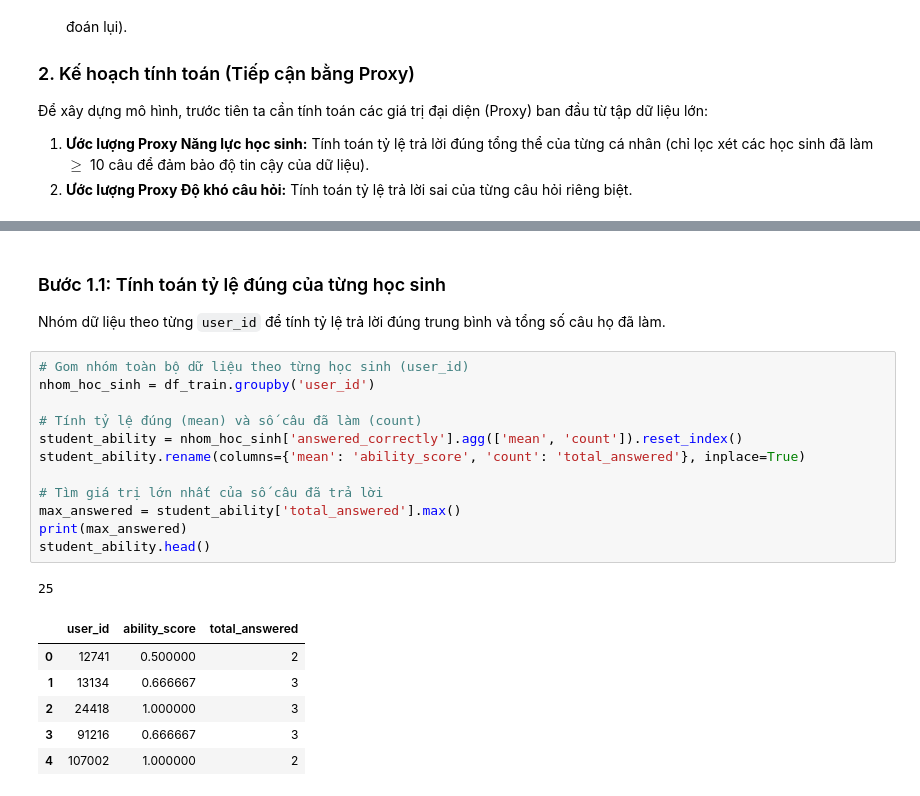
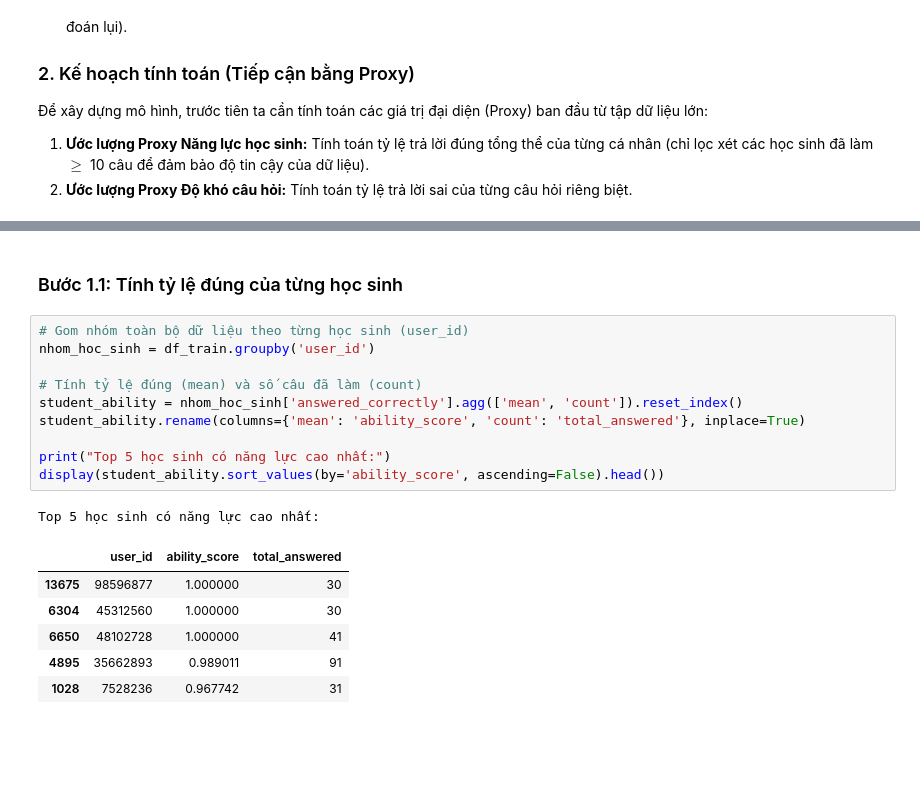
Before and after one commit to HoangThiThi199/Question_Difficulty_and_Student_Ability_Discrimination, a Jupyter notebook: IRT_Modeling.ipynb, the cells around one changed output, grey strips where cells are left out. Drawn from its saved outputs; the diff is of its cells as text; blank space fills up the shorter version.

```diff
--- a/IRT_Modeling.ipynb
+++ b/IRT_Modeling.ipynb
@@ -32,23 +32,20 @@ df_train.head()
 # %% [markdown]
-### Bước 1.1: Tính toán tỷ lệ đúng của từng học sinh
-Nhóm dữ liệu theo từng `user_id` để tính tỷ lệ trả lời đúng trung bình và tổng số câu họ đã làm.
+### Bước 1.1: Tính tỷ lệ đúng của từng học sinh
 # %%
 # Gom nhóm toàn bộ dữ liệu theo từng học sinh (user_id)
 nhom_hoc_sinh = df_train.groupby('user_id')
 
 # Tính tỷ lệ đúng (mean) và số câu đã làm (count)
 student_ability = nhom_hoc_sinh['answered_correctly'].agg(['mean', 'count']).reset_index()
 student_ability.rename(columns={'mean': 'ability_score', 'count': 'total_answered'}, inplace=True)
 
-# Tìm giá trị lớn nhất của số câu đã trả lời
-max_answered = student_ability['total_answered'].max()
-print(max_answered)
-student_ability.head()
+print("Top 5 học sinh có năng lực cao nhất:")
+display(student_ability.sort_values(by='ability_score', ascending=False).head())
 # %% [output]
-25
+Top 5 học sinh có năng lực cao nhất:
 |  | user_id | ability_score | total_answered |
-| 0 | 12741 | 0.500000 | 2 |
-| 1 | 13134 | 0.666667 | 3 |
-| 2 | 24418 | 1.000000 | 3 |
-| 3 | 91216 | 0.666667 | 3 |
-| 4 | 107002 | 1.000000 | 2 |
+| 13675 | 98596877 | 1.000000 | 30 |
+| 6304 | 45312560 | 1.000000 | 30 |
+| 6650 | 48102728 | 1.000000 | 41 |
+| 4895 | 35662893 | 0.989011 | 91 |
+| 1028 | 7528236 | 0.967742 | 31 |
```
Also changed, not shown: parts of 7 cells of this notebook, 1 other file.
